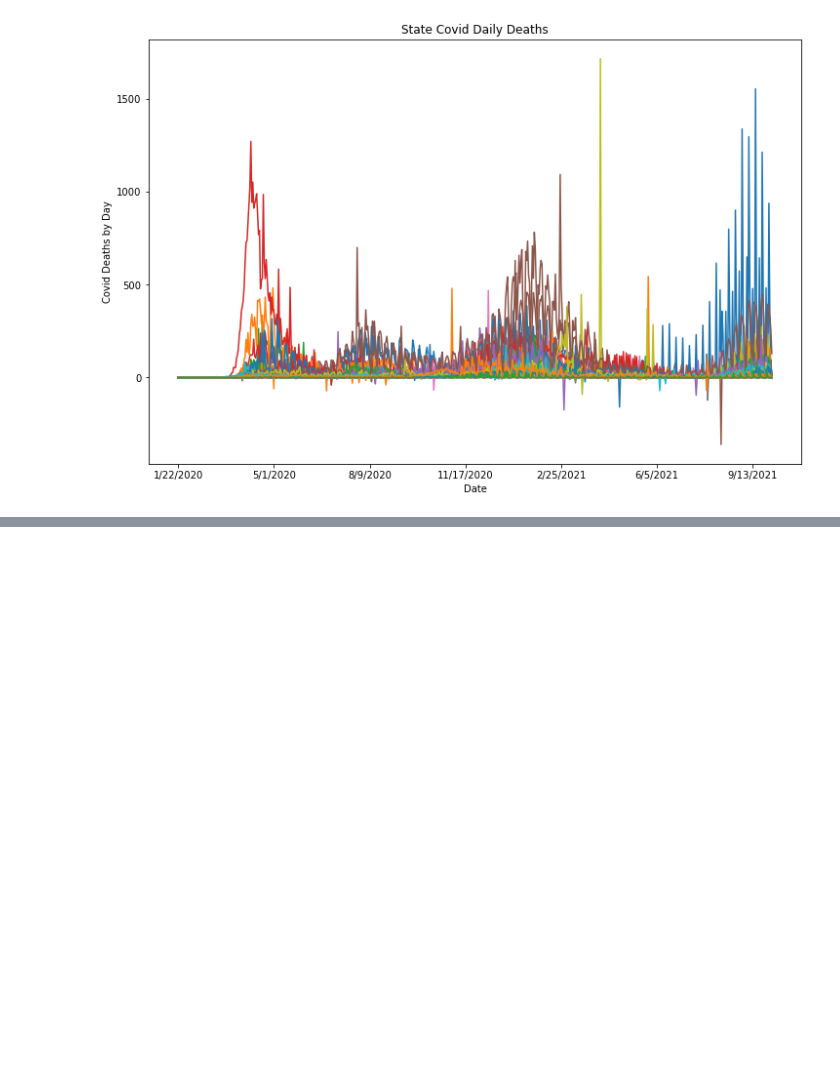
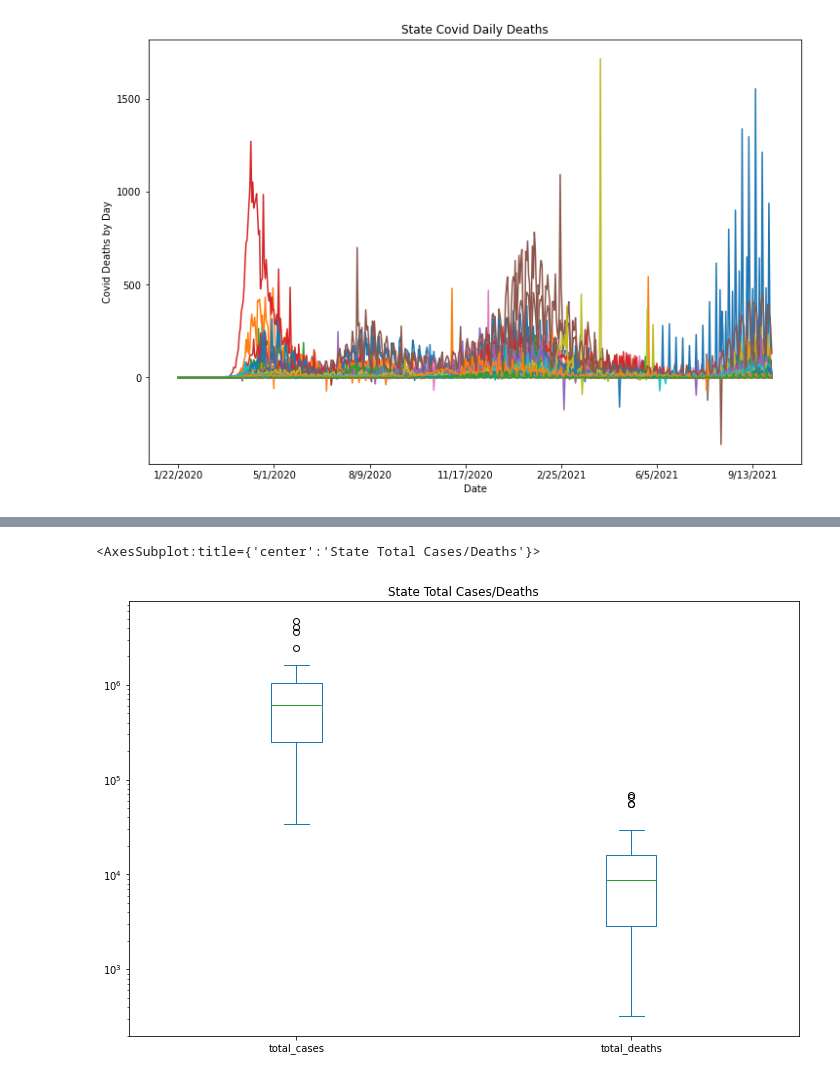
Before and after one commit to sdguerrette/capstone_project, a Jupyter notebook: daily_death_rate_plot.ipynb, the cells around one changed output, grey strips where cells are left out. Saved outputs shown, nothing was run; the diff lists cells and outputs as text; code cells hidden in the pictures; blank space fills up the shorter version.

```diff
--- a/daily_death_rate_plot.ipynb
+++ b/daily_death_rate_plot.ipynb
@@ -24,0 +82,7 @@ covid_death_df.plot(kind='line', figsize=(12,8) ,x='Unnamed: 0',legend=False, ti
+# %%
+covid_stats_df.plot(kind='box', figsize=(12,8) ,y=['total_cases','total_deaths'],legend=False,
+                    title='State Total Cases/Deaths', xlabel='State',
+                    sort_columns = True, logy = True)
+# %% [output]
+<AxesSubplot:title={'center':'State Total Cases/Deaths'}>
+[figure, added]
```
Also changed, not shown: parts of 14 cells of this notebook, 4 other files.
